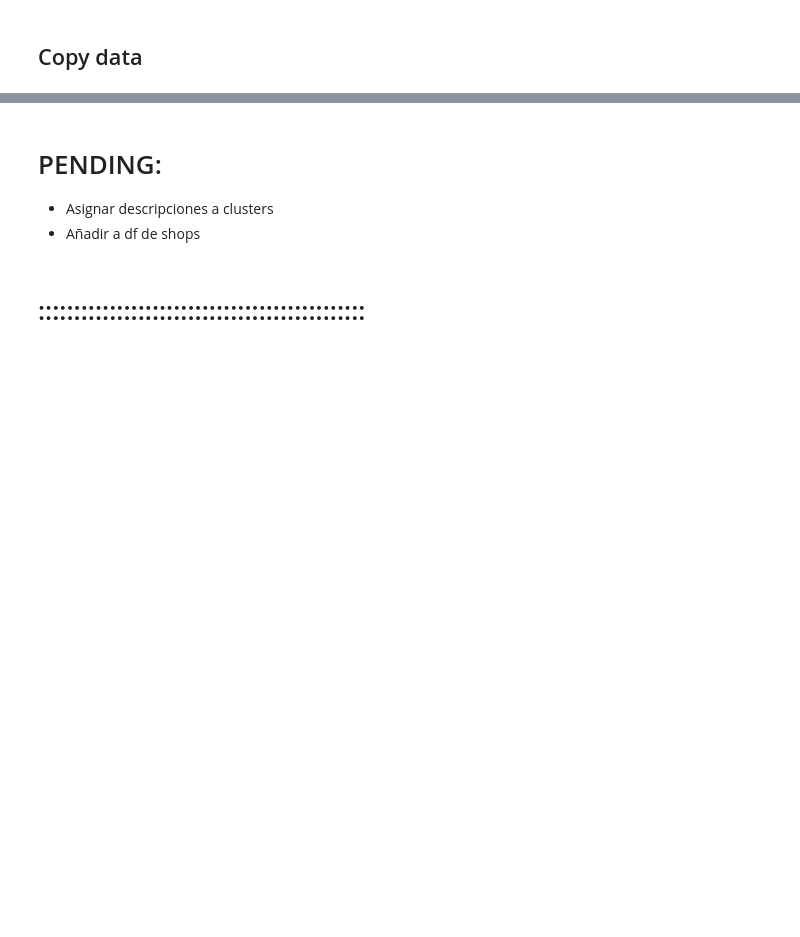
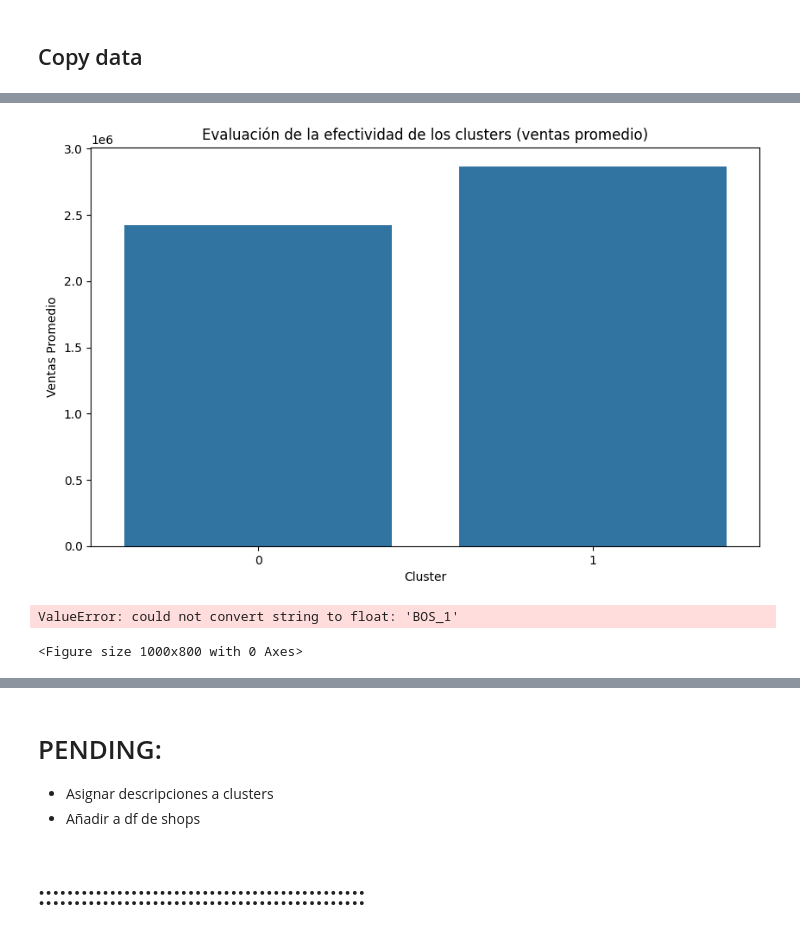
Before and after one commit to antonioMateos/grupo2retail_0424, a Jupyter notebook: 03_Clustering/Clustering_Tiendas_Categorias.ipynb, the cells around one changed output, grey strips where cells are left out. Drawn from its saved outputs; the diff is of its cells as text; code cells hidden in the pictures; blank space fills up the shorter version.

```diff
--- a/03_Clustering/Clustering_Tiendas_Categorias.ipynb
+++ b/03_Clustering/Clustering_Tiendas_Categorias.ipynb
@@ -561,0 +632,11 @@ Departamento: SUPERMARKET_3
+# %%
+# evaluamos ventas promedio por cluster
+evaluate_cluster_performance(master_sales, df_shops_with_clusters)
+# %% [output]
+[figure, added]
+# %%
+# correlacion categorias con clusters
+analyze_correlation_sales_clusters(master_sales, df_shops_with_clusters)
+# %% [output]
+ValueError: could not convert string to float: 'BOS_1'
+<Figure size 1000x800 with 0 Axes>
```
Also changed, not shown: parts of 64 cells of this notebook.
